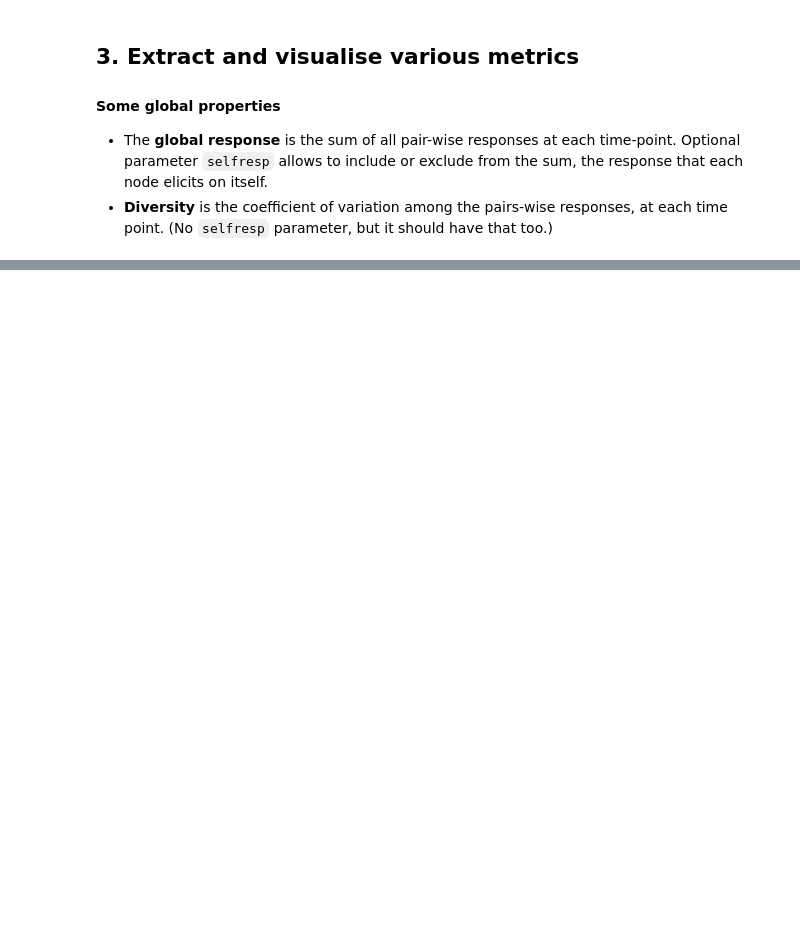
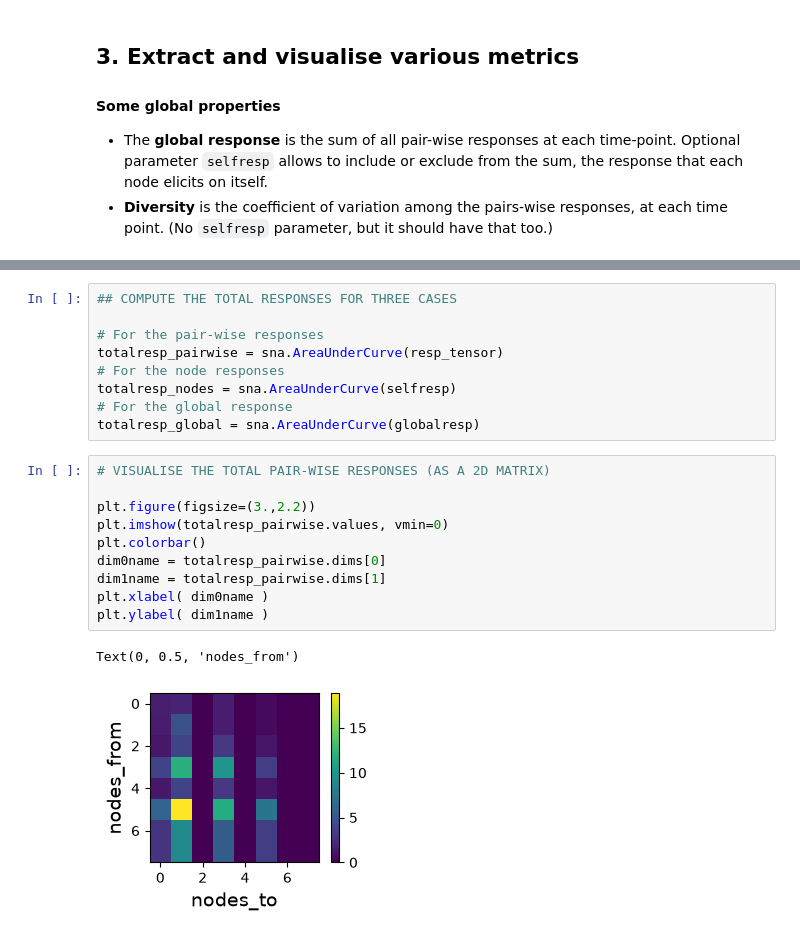
Before and after one commit to mb-BCA/SiReNetA, a Jupyter notebook: Examples/Test_RandomWalk.ipynb, the cells around one changed output, grey strips where cells are left out. Cells and saved outputs as stored; diff of their text form; blank space fills up the shorter version.

```diff
--- a/Examples/Test_RandomWalk.ipynb
+++ b/Examples/Test_RandomWalk.ipynb
@@ -875,0 +347,22 @@ TO BE CONTINUED ...
+# %%
+## COMPUTE THE TOTAL RESPONSES FOR THREE CASES
+
+# For the pair-wise responses
+totalresp_pairwise = sna.AreaUnderCurve(resp_tensor)
+# For the node responses
+totalresp_nodes = sna.AreaUnderCurve(selfresp)
+# For the global response
+totalresp_global = sna.AreaUnderCurve(globalresp)
+# %%
+# VISUALISE THE TOTAL PAIR-WISE RESPONSES (AS A 2D MATRIX)
+
+plt.figure(figsize=(3.,2.2))
+plt.imshow(totalresp_pairwise.values, vmin=0)
+plt.colorbar()
+dim0name = totalresp_pairwise.dims[0]
+dim1name = totalresp_pairwise.dims[1]
+plt.xlabel( dim0name )
+plt.ylabel( dim1name )
+# %% [output]
+Text(0, 0.5, 'nodes_from')
+[figure, added]
```
Also changed, not shown: parts of 57 cells of this notebook.
